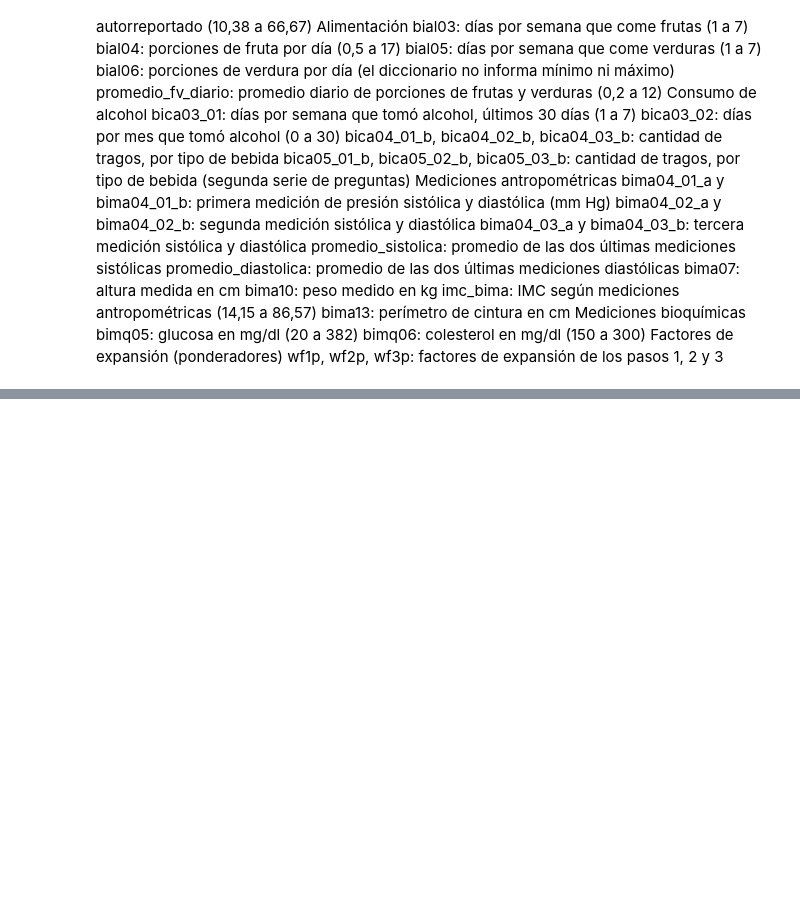
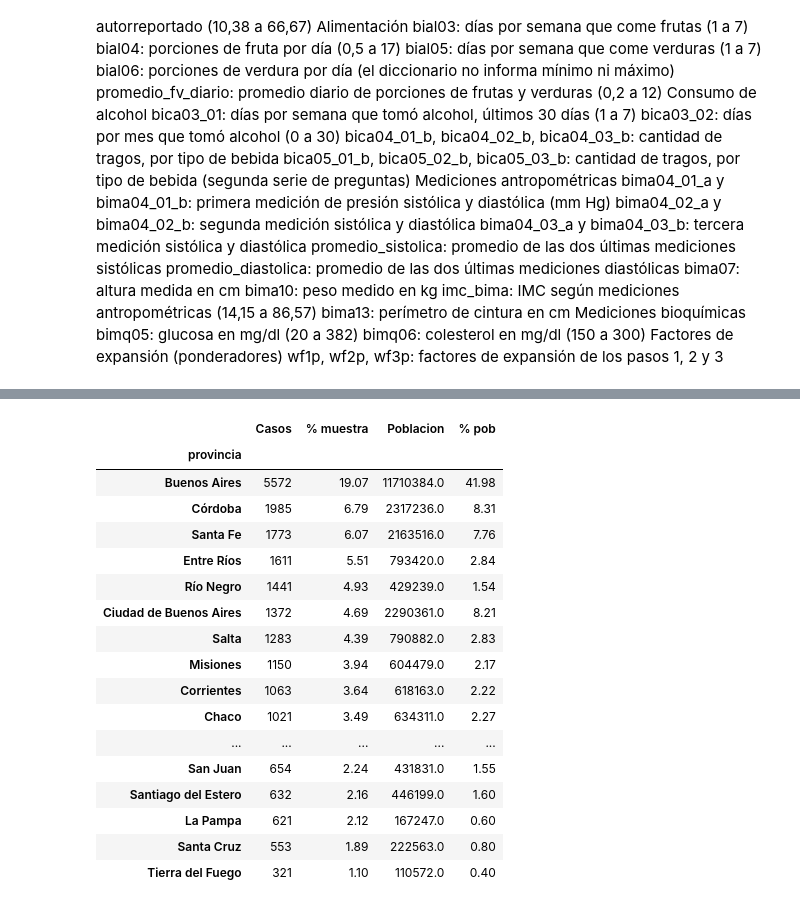
Before and after one commit to fausmurgades/Fundamentos-De-La-Ciencia-De-Datos-TP-Especial, a Jupyter notebook: faus.ipynb, the cells around one changed output, grey strips where cells are left out. Saved outputs shown, nothing was run; the diff lists cells and outputs as text; code cells hidden in the pictures; blank space fills up the shorter version.

```diff
--- a/faus.ipynb
+++ b/faus.ipynb
@@ -852,0 +897,14 @@ Name: count, dtype: int64
+# %%
+df_id_ub_copia=raw_data[['id', 'cod_provincia', 'wf1p']].copy()
+
+provincias = {
+    2: "Ciudad de Buenos Aires", 6: "Buenos Aires", 10: "Catamarca", 14: "Córdoba",
+    18: "Corrientes", 22: "Chaco", 26: "Chubut", 30: "Entre Ríos", 34: "Formosa",
+    38: "Jujuy", 42: "La Pampa", 46: "La Rioja", 50: "Mendoza", 54: "Misiones",
+    58: "Neuquén", 62: "Río Negro", 66: "Salta", 70: "San Juan", 74: "San Luis",
+    78: "Santa Cruz", 82: "Santa Fe", 86: "Santiago del Estero", 90: "Tucumán",
+    94: "Tierra del Fuego",
+}
+
+df_id_ub_copia['wf1p']=df_id_ub_copia['wf1p'].astype(str).str.replace(',','.').astype(float)
+df_id_ub_copia['wf1p'].isna().sum()
@@ -852,0 +934,26 @@ Name: count, dtype: int64
+# %%
+resumen_provincia = df_id_ub_copia['provincia'].value_counts().rename('Casos').to_frame()
+resumen_provincia['% muestra'] = (resumen_provincia['Casos'] / resumen_provincia['Casos'].sum() * 100).round(2)
+resumen_provincia['Poblacion']=df_id_ub_copia.groupby('provincia')['wf1p'].sum()
+resumen_provincia['% pob'] = (resumen_provincia['Poblacion'] / resumen_provincia['Poblacion'].sum() * 100).round(2)
+
+resumen_provincia
+# %% [output]
+|  | Casos | % muestra | Poblacion | % pob |
+| provincia |  |  |  |  |
+| Buenos Aires | 5572 | 19.07 | 11710384.0 | 41.98 |
+| Córdoba | 1985 | 6.79 | 2317236.0 | 8.31 |
+| Santa Fe | 1773 | 6.07 | 2163516.0 | 7.76 |
+| Entre Ríos | 1611 | 5.51 | 793420.0 | 2.84 |
+| Río Negro | 1441 | 4.93 | 429239.0 | 1.54 |
+| Ciudad de Buenos Aires | 1372 | 4.69 | 2290361.0 | 8.21 |
+| Salta | 1283 | 4.39 | 790882.0 | 2.83 |
+| Misiones | 1150 | 3.94 | 604479.0 | 2.17 |
+| Corrientes | 1063 | 3.64 | 618163.0 | 2.22 |
+| Chaco | 1021 | 3.49 | 634311.0 | 2.27 |
+| ... | ... | ... | ... | ... |
+| San Juan | 654 | 2.24 | 431831.0 | 1.55 |
+| Santiago del Estero | 632 | 2.16 | 446199.0 | 1.60 |
+| La Pampa | 621 | 2.12 | 167247.0 | 0.60 |
+| Santa Cruz | 553 | 1.89 | 222563.0 | 0.80 |
+| Tierra del Fuego | 321 | 1.10 | 110572.0 | 0.40 |
```
Also changed, not shown: parts of 9 cells of this notebook.
